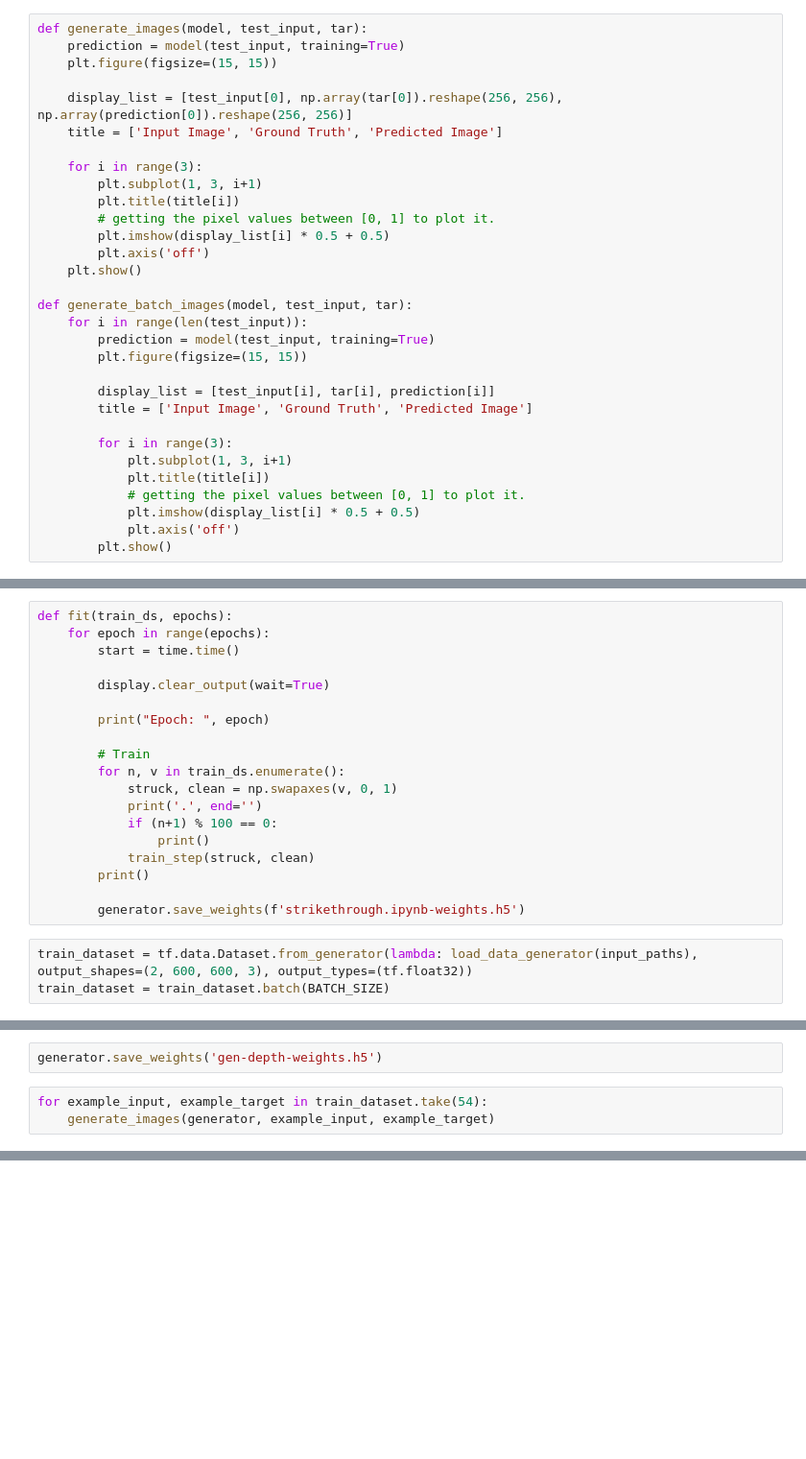
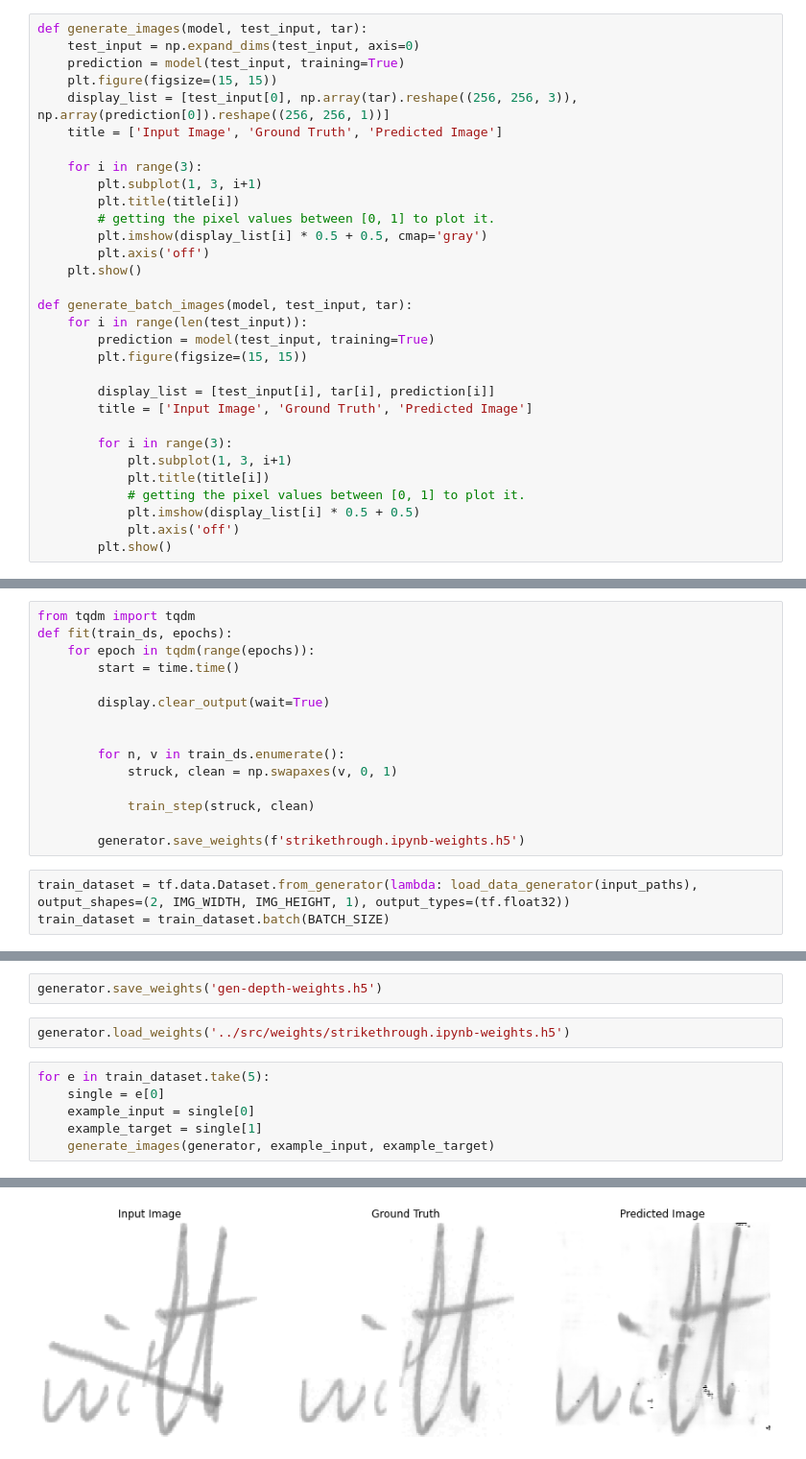
Before and after one commit to MBasting/paired_strikethrough_removal, a Jupyter notebook: transformer/notebooks/strikethrough.ipynb, the cells around one changed output, grey strips where cells are left out. Shown at 96% size. Saved outputs shown, nothing was run; the diff lists cells and outputs as text; blank space fills up the shorter version.

```diff
--- a/transformer/notebooks/strikethrough.ipynb
+++ b/transformer/notebooks/strikethrough.ipynb
@@ -252,17 +254,17 @@ ________________________________________________________________________________
 tf.config.run_functions_eagerly(True)
 # %%
 def generate_images(model, test_input, tar):
+    test_input = np.expand_dims(test_input, axis=0)
     prediction = model(test_input, training=True)
     plt.figure(figsize=(15, 15))
-
-    display_list = [test_input[0], np.array(tar[0]).reshape(256, 256), np.array(prediction[0]).reshape(256, 256)]
+    display_list = [test_input[0], np.array(tar).reshape((256, 256, 3)), np.array(prediction[0]).reshape((256, 256, 1))]
     title = ['Input Image', 'Ground Truth', 'Predicted Image']
 
     for i in range(3):
         plt.subplot(1, 3, i+1)
         plt.title(title[i])
         # getting the pixel values between [0, 1] to plot it.
-        plt.imshow(display_list[i] * 0.5 + 0.5)
+        plt.imshow(display_list[i] * 0.5 + 0.5, cmap='gray')
         plt.axis('off')
     plt.show()
 
@@ -295,26 +297,22 @@ def train_step(input_image, target):
         generator_optimizer.apply_gradients(zip(generator_gradients,
                                               generator.trainable_variables))
 # %%
+from tqdm import tqdm
 def fit(train_ds, epochs):
-    for epoch in range(epochs):
+    for epoch in tqdm(range(epochs)):
         start = time.time()
 
         display.clear_output(wait=True)
 
-        print("Epoch: ", epoch)
 
-        # Train
         for n, v in train_ds.enumerate():
             struck, clean = np.swapaxes(v, 0, 1)
-            print('.', end='')
-            if (n+1) % 100 == 0:
-                print()
+
             train_step(struck, clean)
-        print()
 
         generator.save_weights(f'strikethrough.ipynb-weights.h5')
 # %%
-train_dataset = tf.data.Dataset.from_generator(lambda: load_data_generator(input_paths), output_shapes=(2, 600, 600, 3), output_types=(tf.float32))
+train_dataset = tf.data.Dataset.from_generator(lambda: load_data_generator(input_paths), output_shapes=(2, IMG_WIDTH, IMG_HEIGHT, 1), output_types=(tf.float32))
 train_dataset = train_dataset.batch(BATCH_SIZE)
 # %%
 fit(train_dataset, EPOCHS)
@@ -326,5 +337,11 @@ UnknownError: JIT compilation failed. [Op:FloorMod]
 # %%
 generator.save_weights('gen-depth-weights.h5')
+# %%
+generator.load_weights('../src/weights/strikethrough.ipynb-weights.h5')
 # %%
-for example_input, example_target in train_dataset.take(54):
+for e in train_dataset.take(5):
+    single = e[0]
+    example_input = single[0]
+    example_target = single[1]
     generate_images(generator, example_input, example_target)
+# %% [output]
@@ -330,0 +353 @@ for example_input, example_target in train_dataset.take(54):
+[figure, added]
```
Also changed, not shown: parts of 10 cells of this notebook, 4 other files.
